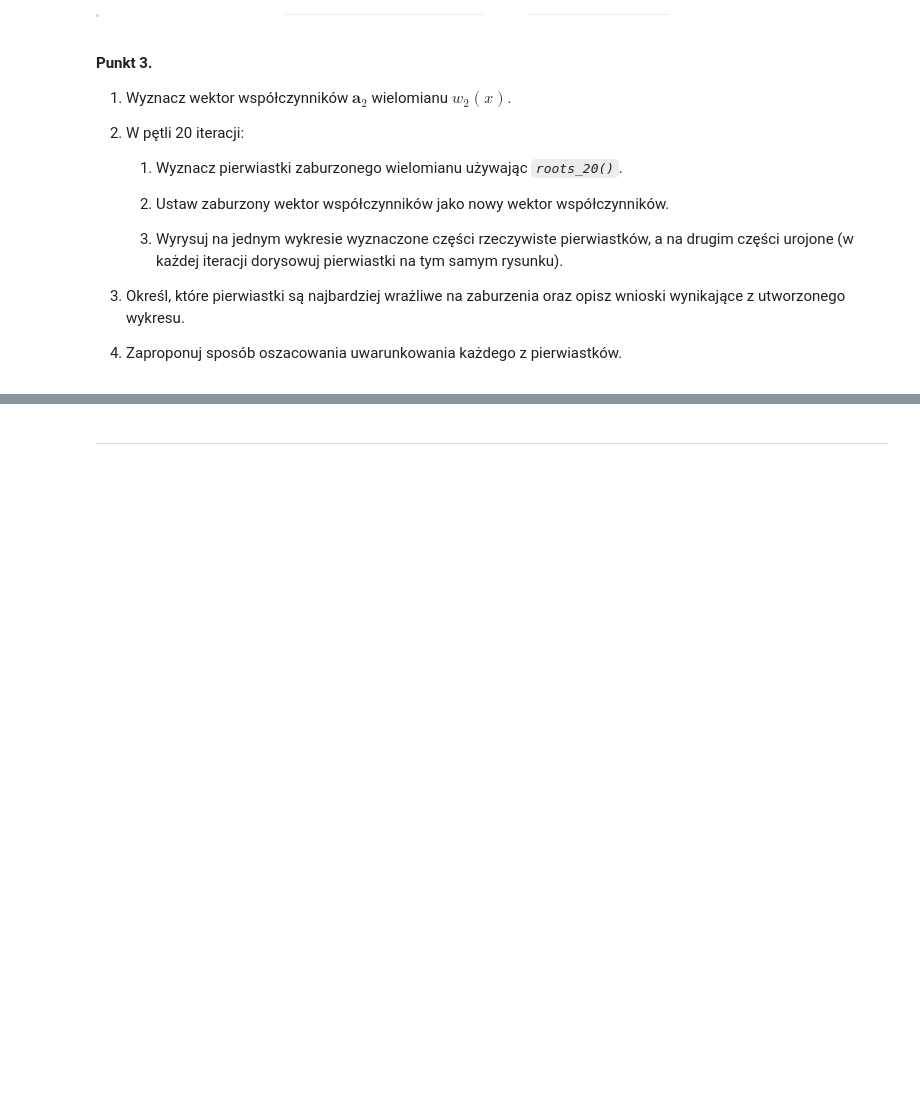
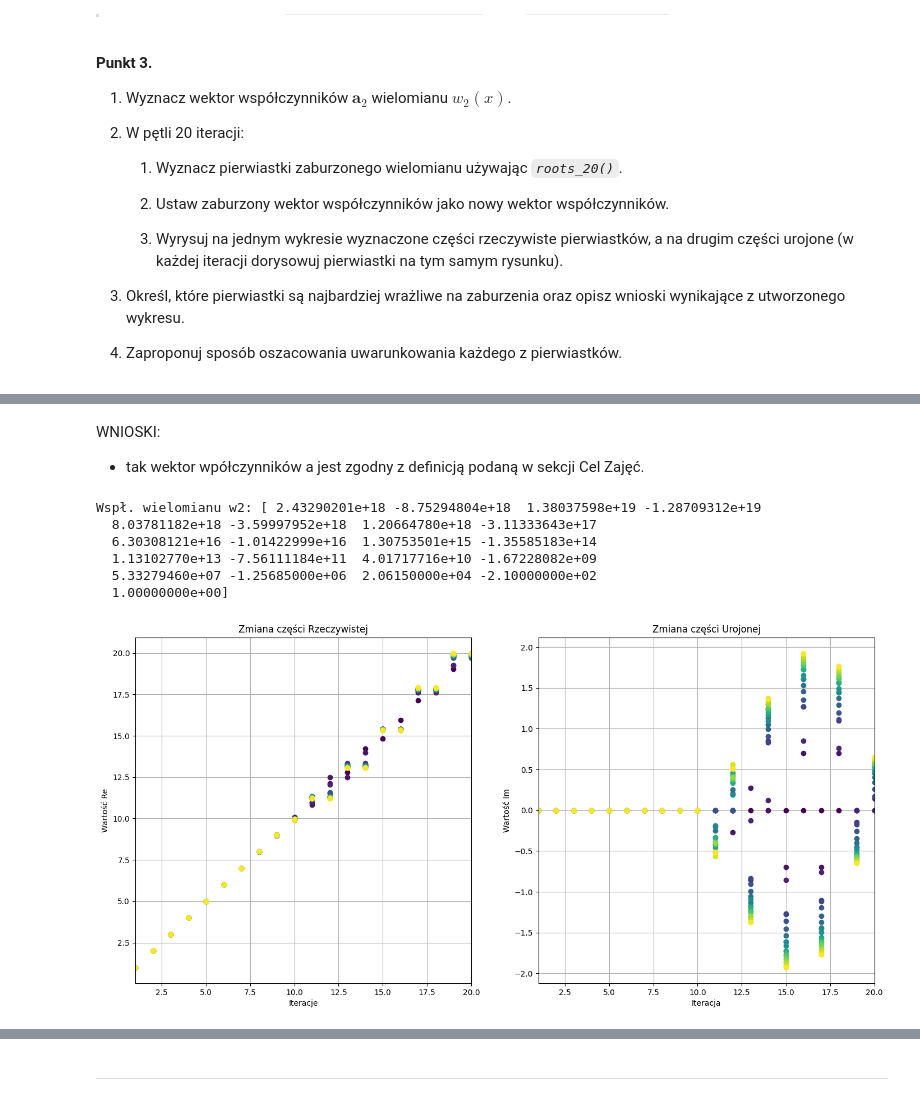
Before and after one commit to MN-KJ-2025/lab-7-pierwiastki-LukiKnur, a Jupyter notebook: sprawozdanie.ipynb, the cells around one changed output, grey strips where cells are left out. Cells and saved outputs as stored; diff of their text form; code cells hidden in the pictures; blank space fills up the shorter version.

```diff
--- a/sprawozdanie.ipynb
+++ b/sprawozdanie.ipynb
@@ -108,0 +116,72 @@ Zaimplementuj funkcję *`roots_20()`* wyznaczającą miejsca zerowe wielomianu n
+# %% [markdown]
+WNIOSKI:
+
+- tak wektor wpółczynników a jest zgodny z definicją podaną w sekcji Cel Zajęć.
+# %%
+###PUNKT 2 - funkcja z pliku main.py
+def roots_20(coef: np.ndarray) -> tuple[np.ndarray, np.ndarray] | None:
+
+    if not isinstance(coef,np.ndarray):
+        return None
+    if coef.ndim != 1:
+        return None
+
+    wspl_zaburzony=coef + (10**(-10)*np.random.random_sample(coef.shape))
+
+    vec_roots=nppoly.polyroots(wspl_zaburzony)
+
+    return wspl_zaburzony, vec_roots
+# %%
+### PUNKT 3
+w2_roots=np.linspace(1,20,20)
+
+p_3=nppoly.polyfromroots(w2_roots)
+print("Wspł. wielomianu w2:",p_3)
+
+wszystkie_czesci_rzeczywiste = []
+wszystkie_czesci_urojone = []
+
+aktualny_wspl=p_3
+for i in range(20):
+    wspl_zaburzony,vec_roots=roots_20(aktualny_wspl)
+
+    wszystkie_czesci_rzeczywiste.append(np.real(vec_roots))
+    wszystkie_czesci_urojone.append(np.imag(vec_roots))
+
+    aktualny_wspl=wspl_zaburzony
+
+R=np.array(wszystkie_czesci_rzeczywiste)
+I=np.array(wszystkie_czesci_urojone)
+
+fig, (ax1,ax2)=plt.subplots(1,2,figsize=(17,8))
+
+zero_do_dwadziescia=np.linspace(1,20,20)
+
+#ax1.plot(zero_do_dwadziescia,np.zeros_like(zero_do_dwadziescia))
+
+colors = plt.cm.viridis(np.linspace(0, 1, 20))
+
+for i in range(20):
+    ax1.plot(zero_do_dwadziescia,R[i,:],'o',color=colors[i])
+    ax2.plot(zero_do_dwadziescia,I[i,:],'o',color=colors[i])
+
+ax1.set_title('Zmiana części Rzeczywistej')
+ax1.set_xlabel('Iteracje')
+ax1.set_ylabel('Wartość Re')
+ax1.set_xlim(1,20)
+ax1.grid(True)
+
+
+ax2.set_title('Zmiana części Urojonej')
+ax2.set_xlabel('Iteracja')
+ax2.set_ylabel('Wartość Im')
+ax2.set_xlim(1,20)
+ax2.grid(True)
+# %% [output]
+Wspł. wielomianu w2: [ 2.43290201e+18 -8.75294804e+18  1.38037598e+19 -1.28709312e+19
+  8.03781182e+18 -3.59997952e+18  1.20664780e+18 -3.11333643e+17
+  6.30308121e+16 -1.01422999e+16  1.30753501e+15 -1.35585183e+14
+  1.13102770e+13 -7.56111184e+11  4.01717716e+10 -1.67228082e+09
+  5.33279460e+07 -1.25685000e+06  2.06150000e+04 -2.10000000e+02
+  1.00000000e+00]
+[figure, added]
```
Also changed, not shown: parts of 23 cells of this notebook, 1 other file.
